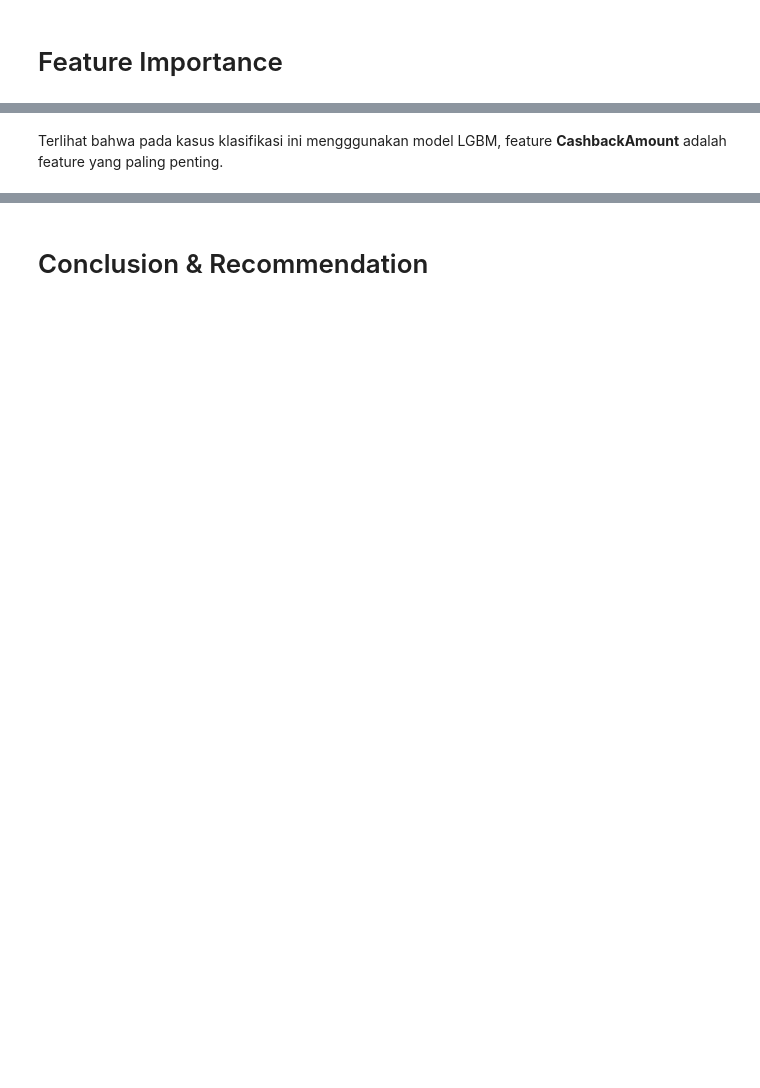
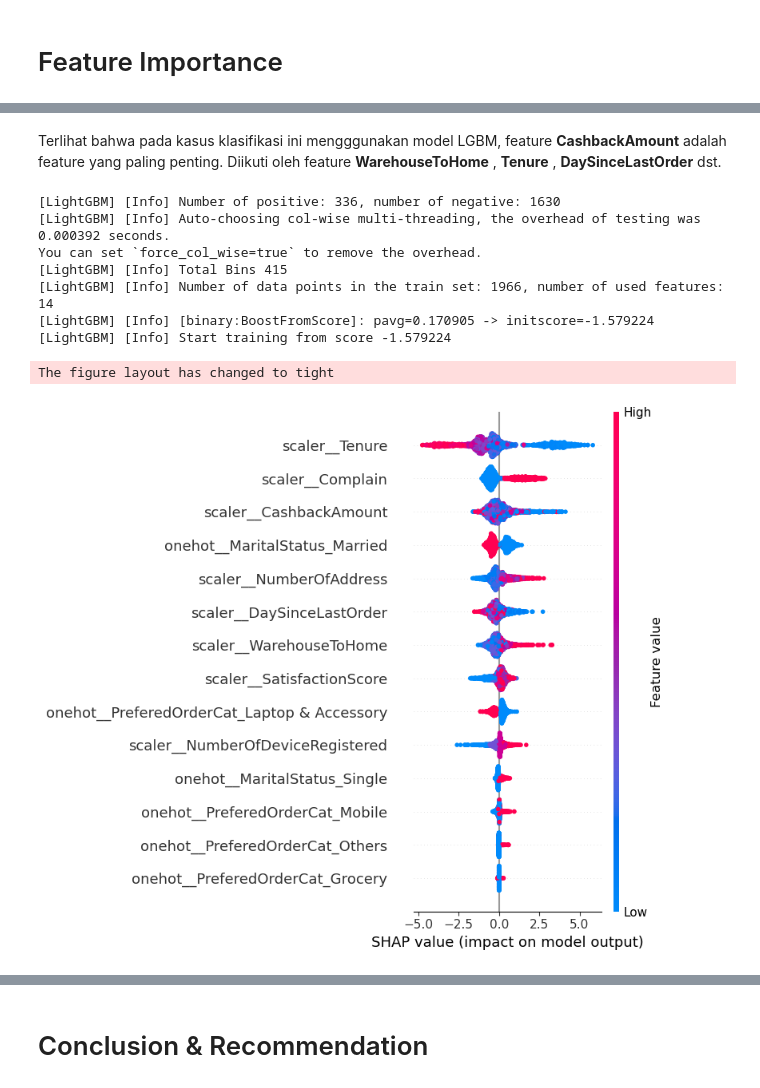
Before and after one commit to faniindriyaningsih24/ML_Predict_ECommerce_Customer_Churn, a Jupyter notebook: Ecommerce_Customer_Churn_Clasification.ipynb, the cells around one changed output, grey strips where cells are left out. Saved outputs shown, nothing was run; the diff lists cells and outputs as text; code cells hidden in the pictures; blank space fills up the shorter version.

```diff
--- a/Ecommerce_Customer_Churn_Clasification.ipynb
+++ b/Ecommerce_Customer_Churn_Clasification.ipynb
@@ -1849,2 +1710,35 @@ plt.show()
 # %% [markdown]
-Terlihat bahwa pada kasus klasifikasi ini mengggunakan model LGBM, feature **CashbackAmount** adalah feature yang paling penting.
+Terlihat bahwa pada kasus klasifikasi ini mengggunakan model LGBM, feature **CashbackAmount** adalah feature yang paling penting. Diikuti oleh feature **WarehouseToHome** , **Tenure** , **DaySinceLastOrder** dst.
+# %%
+# Fit the transformer on the training data and transform both training and testing data
+X_train_transformed = transformer.fit_transform(X_train)
+X_test_transformed = transformer.transform(X_test)
+
+# Train the LGBMClassifier
+model = LGBMClassifier()
+model.fit(X_train_transformed, y_train)
+
+# Explain the model's predictions using SHAP values
+explainer = shap.Explainer(model, X_train_transformed)
+shap_values = explainer(X_train_transformed)
+
+# Create the summary plot
+# Get the feature names after transformation
+feature_names = transformer.get_feature_names_out()
+
+# Create DataFrame for transformed features to match the shape and feature names
+X_train_transformed_df = pd.DataFrame(X_train_transformed, columns=feature_names)
+
+shap.summary_plot(shap_values, X_train_transformed_df, plot_type="dot", show=False)
+plt.tight_layout()
+plt.show()
+# %% [output]
+[LightGBM] [Info] Number of positive: 336, number of negative: 1630
+[LightGBM] [Info] Auto-choosing col-wise multi-threading, the overhead of testing was 0.000392 seconds.
+You can set `force_col_wise=true` to remove the overhead.
+[LightGBM] [Info] Total Bins 415
+[LightGBM] [Info] Number of data points in the train set: 1966, number of used features: 14
+[LightGBM] [Info] [binary:BoostFromScore]: pavg=0.170905 -> initscore=-1.579224
+[LightGBM] [Info] Start training from score -1.579224
+The figure layout has changed to tight
+[figure, added]
```
Also changed, not shown: parts of 86 cells of this notebook.
